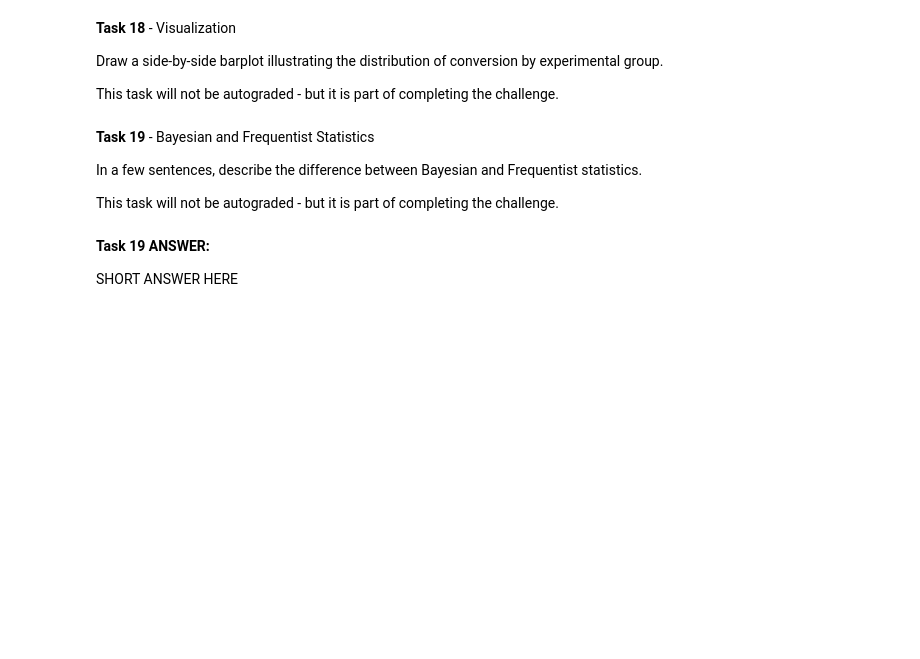
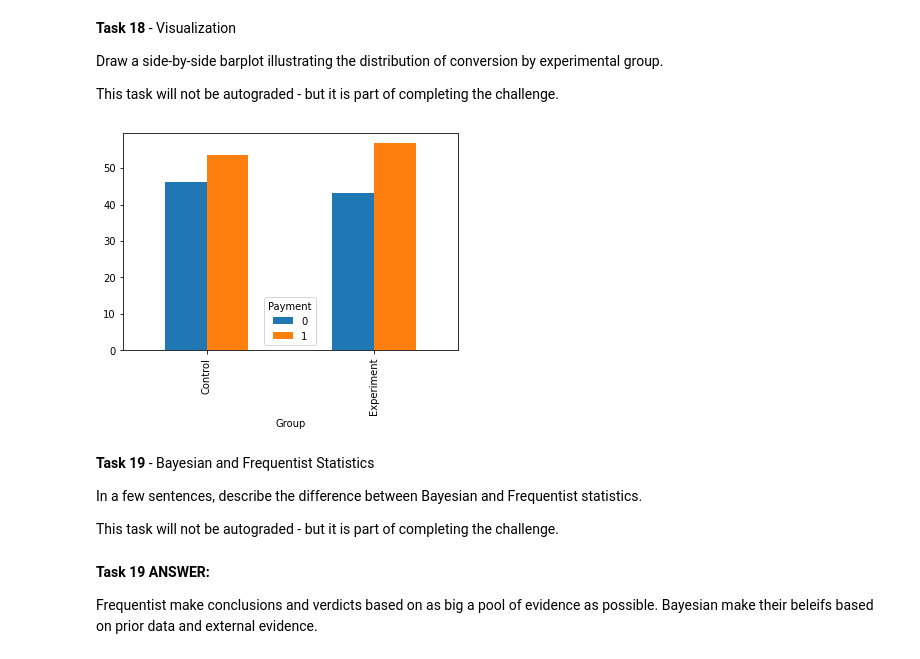
Before and after one commit to Vasanta2002/Sprint_2, a Jupyter notebook: DS_Unit1_Sprint2_AG.ipynb, the cells around one changed output. Saved outputs shown, nothing was run; the diff lists cells and outputs as text; code cells hidden in the pictures; blank space fills up the shorter version.

```diff
--- a/DS_Unit1_Sprint2_AG.ipynb
+++ b/DS_Unit1_Sprint2_AG.ipynb
@@ -380,7 +458,7 @@ Calculate the distribution of payment conversion conditional on the text the ind
 # Task 14
 
 # YOUR CODE HERE
-raise NotImplementedError()
+conditional_dist = pd.crosstab(index = ABtest['Group'], columns= ABtest['Payment'], normalize= 'index') * 100
 # %% [markdown]
 **Task 14 Test**
 # %%
@@ -458,19 +539,21 @@ This task will not be autograded - but it is part of completing the challenge.
 # %%
 #Task 18
 
 # Create your plot here
 import matplotlib.pyplot as plt
 import seaborn as sns
 
 # YOUR CODE HERE
-raise NotImplementedError()
+conditional_dist.plot(kind = 'bar');
+# %% [output]
+[figure, added]
 # %% [markdown]
 **Task 19** - Bayesian and Frequentist Statistics
 
 In a few sentences, describe the difference between Bayesian and Frequentist statistics.
 
 This task will not be autograded - but it is part of completing the challenge.
-# %% [markdown]
-**Task 19 ANSWER:**
-
-SHORT ANSWER HERE
+# %% [markdown]
+**Task 19 ANSWER:**
+
+Frequentist make conclusions and verdicts based on as big a pool of evidence as possible. Bayesian make their beleifs based on prior data and external evidence.
```
Also changed, not shown: parts of 26 cells of this notebook.
